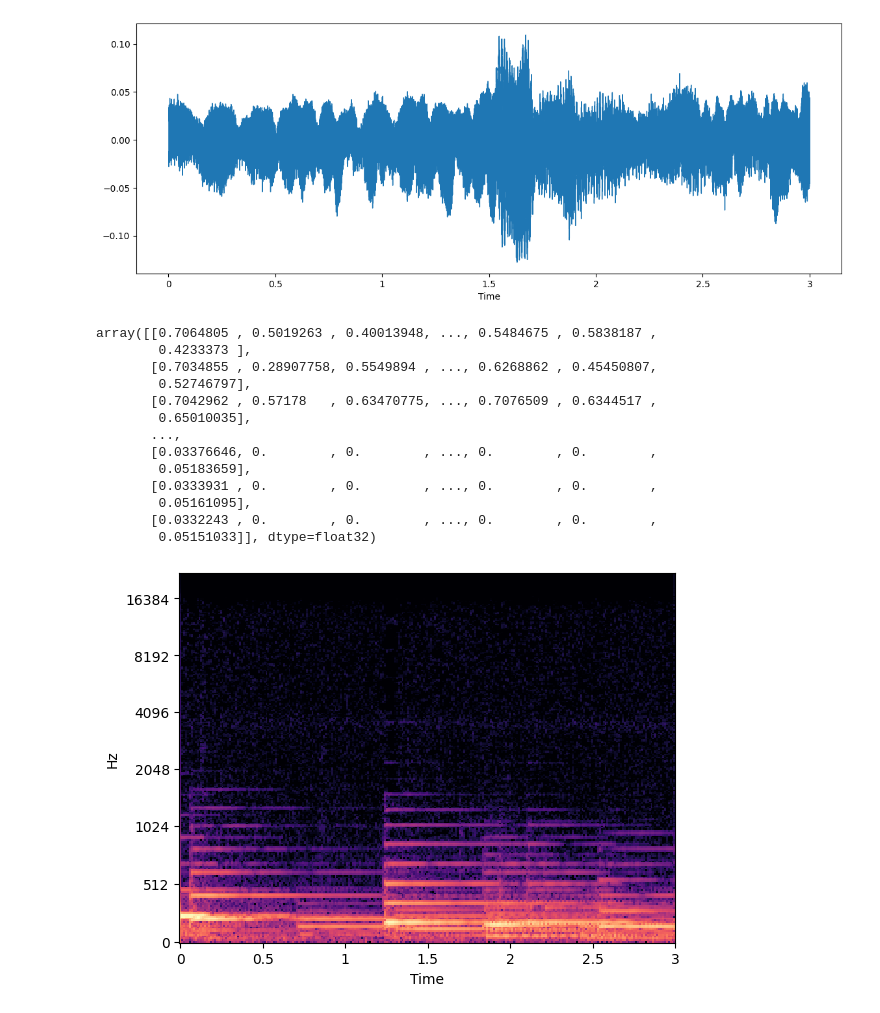
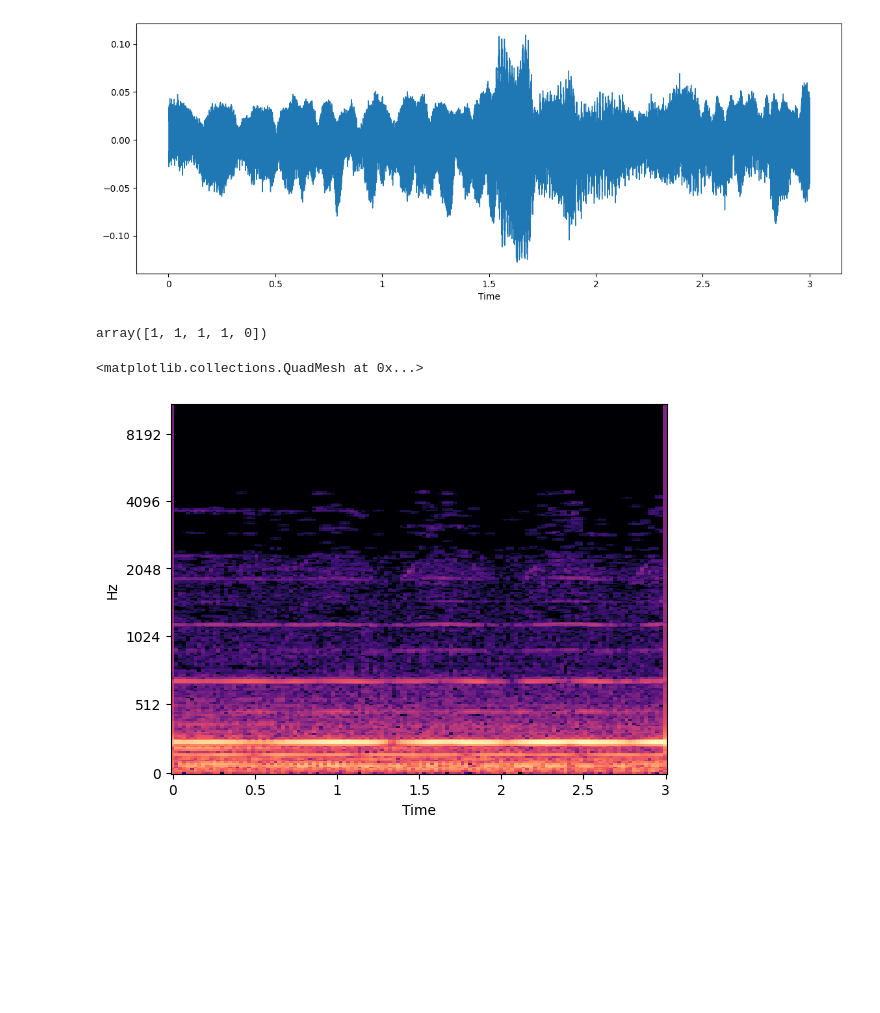
Before and after one commit to KarloBorovcak/Instrument_detection, a Jupyter notebook: preprocessing/preprocessing.ipynb, the cells around one changed output. Saved outputs shown, nothing was run; the diff lists cells and outputs as text; code cells hidden in the pictures; blank space fills up the shorter version.

```diff
--- a/preprocessing/preprocessing.ipynb
+++ b/preprocessing/preprocessing.ipynb
@@ -19,25 +19,18 @@ librosa.display.waveshow(x, sr=sr)
 # %% [output]
 <librosa.display.AdaptiveWaveplot at 0x...>
 [figure]
+# %%
+x =np.pad(np.array([1,1,1,1]), (0, 1), mode="constant")
+x
+# %% [output]
+array([1, 1, 1, 1, 0])
 # %%
-audio_path = '../../DataLumenDS/Processed/cel/[cel][cla]0001__1.wav.npy'
-cla = '../../DataLumenDS/Processed/pia/[pia][cla]1283__1.wav.npy'
 
-x2 = np.load(cla)
-x2.shape
-librosa.display.specshow(x2, sr=sr, x_axis='time', y_axis='mel')
+path = '../../DataLumenDS/Processed/cel/[cel][cla]0001__1.wav_0.npy'
+
+signal = np.load(path)
+
+librosa.display.specshow(signal, sr=22050, x_axis='time', y_axis='mel')
 # %% [output]
-array([[0.7064805 , 0.5019263 , 0.40013948, ..., 0.5484675 , 0.5838187 ,
-        0.4233373 ],
-       [0.7034855 , 0.28907758, 0.5549894 , ..., 0.6268862 , 0.45450807,
-        0.52746797],
-       [0.7042962 , 0.57178   , 0.63470775, ..., 0.7076509 , 0.6344517 ,
-        0.65010035],
-       ...,
-       [0.03376646, 0.        , 0.        , ..., 0.        , 0.        ,
-        0.05183659],
-       [0.0333931 , 0.        , 0.        , ..., 0.        , 0.        ,
-        0.05161095],
-       [0.0332243 , 0.        , 0.        , ..., 0.        , 0.        ,
-        0.05151033]], dtype=float32)
+<matplotlib.collections.QuadMesh at 0x...>
-[figure, old version]
+[figure, new version]
```
Also changed, not shown: 5 other files.
